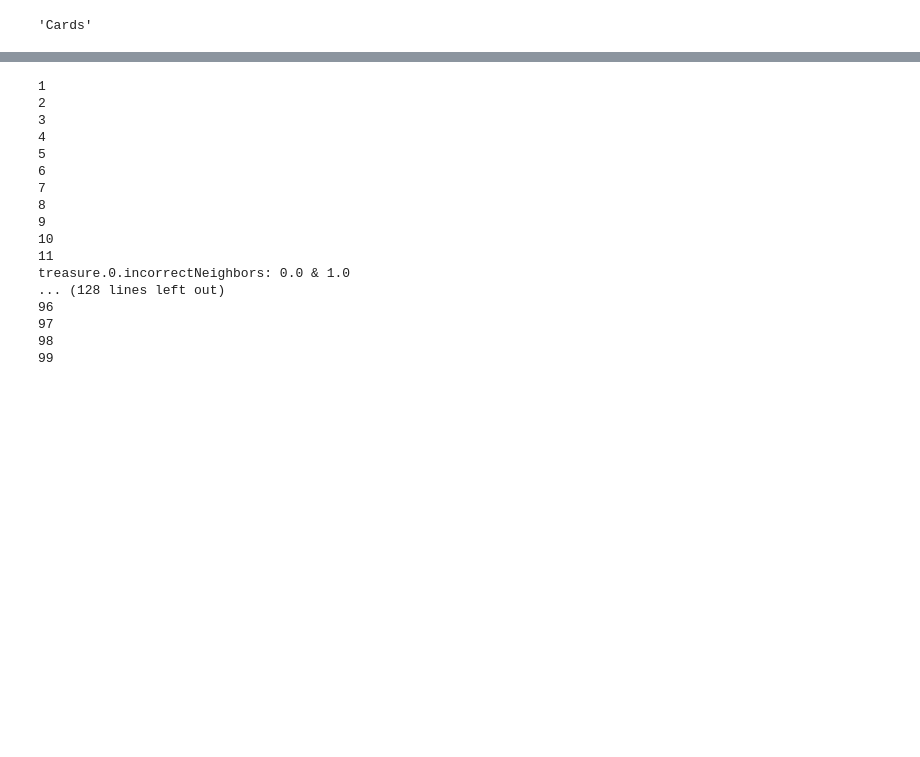
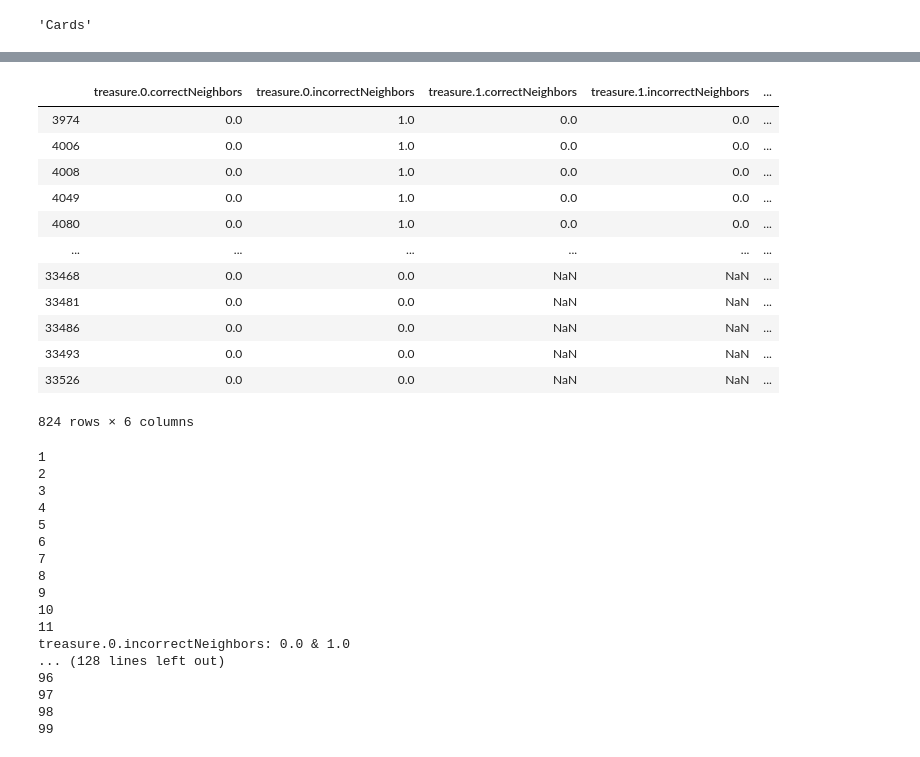
Before and after one commit to Visheshk/ra-data-analysis, a Jupyter notebook: new-data-reader.ipynb, the cells around one changed output, grey strips where cells are left out. Cells and saved outputs as stored; diff of their text form; code cells hidden in the pictures; blank space fills up the shorter version.

```diff
--- a/new-data-reader.ipynb
+++ b/new-data-reader.ipynb
@@ -266,3 +310,24 @@ plantDf = df[df["eventKey"] == "PlantPlanted"]
+# %%
+plantCols = []
+for c in df.columns:
+    if 'correctNeighbors' in c:
+        plantCols.append(c)
+
+plantDf[plantCols]
+# %% [output]
+|  | treasure.0.correctNeighbors | treasure.0.incorrectNeighbors | treasure.1.correctNeighbors | treasure.1.incorrectNeighbors | ... |
+| 3974 | 0.0 | 1.0 | 0.0 | 0.0 | ... |
+| 4006 | 0.0 | 1.0 | 0.0 | 0.0 | ... |
+| 4008 | 0.0 | 1.0 | 0.0 | 0.0 | ... |
+| 4049 | 0.0 | 1.0 | 0.0 | 0.0 | ... |
+| 4080 | 0.0 | 1.0 | 0.0 | 0.0 | ... |
+| ... | ... | ... | ... | ... | ... |
+| 33468 | 0.0 | 0.0 | NaN | NaN | ... |
+| 33481 | 0.0 | 0.0 | NaN | NaN | ... |
+| 33486 | 0.0 | 0.0 | NaN | NaN | ... |
+| 33493 | 0.0 | 0.0 | NaN | NaN | ... |
+| 33526 | 0.0 | 0.0 | NaN | NaN | ... |
+824 rows × 6 columns
 # %%
 for i in list(range(100))[1:]:
     for c in plantDf.iloc[2].keys():
```
Also changed, not shown: parts of 11 cells of this notebook, 1 other file.
